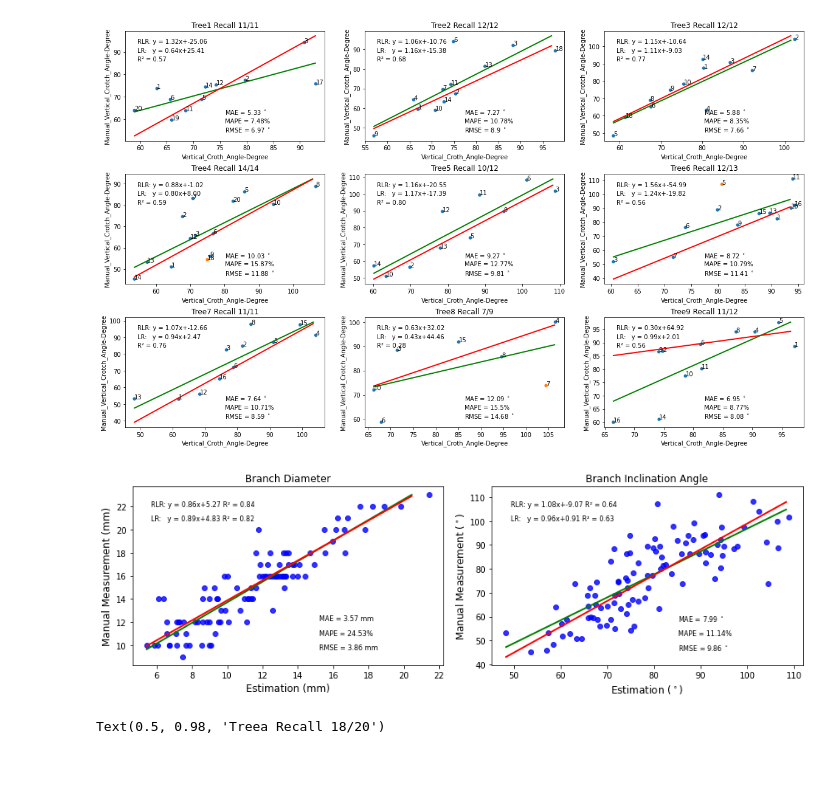
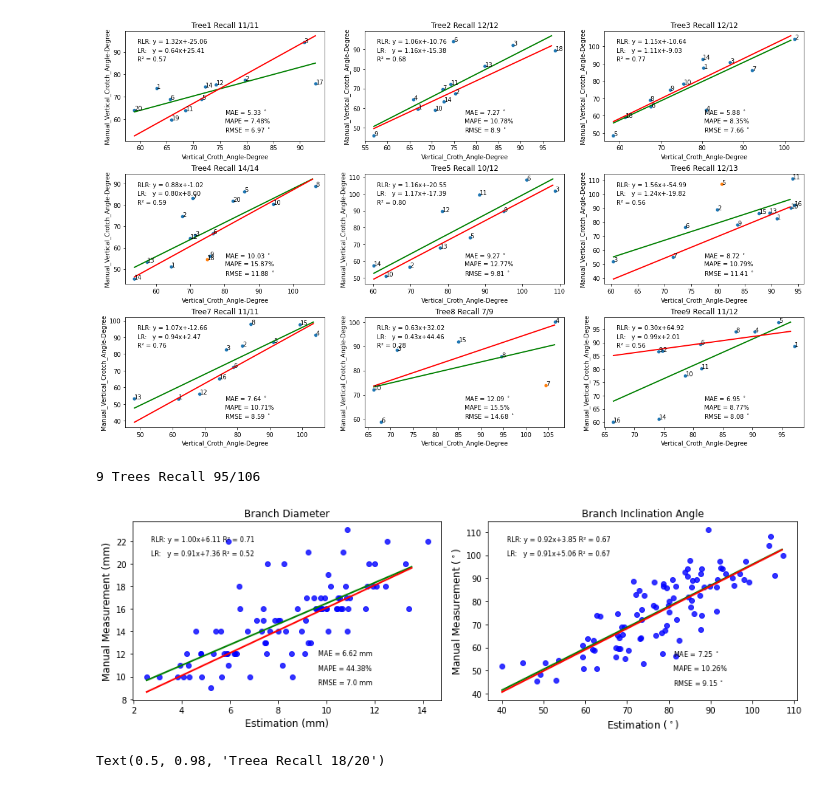
Before and after one commit to suptimq/AppleQSM, a Jupyter notebook: code/notebook/plot_branch_corr.ipynb, the cells around one changed output. Saved outputs shown, nothing was run; the diff lists cells and outputs as text; code cells hidden in the pictures.

```diff
--- a/code/notebook/plot_branch_corr.ipynb
+++ b/code/notebook/plot_branch_corr.ipynb
@@ -21,8 +21,8 @@ from utility import mean_absolute_percentage_error, calibrate_branch_trait, cali
 field_measurement_filepath = Path(r"D:\Data\Apple_Orchard\Lailiang_Cheng\Field_Measurements.xlsx")
 
 data_folder = Path(r'D:\Code\Apple_Crop_Potential_Prediction\data\row13\characterization')
-exp_id =  'multiplier_by_3_cpc_sphere_radius_002'
-exp_ref_id = 'multiplier_by_3'
+exp_id =  r'hc_downsample_iter_7\s1_cpc_0.01'
+exp_ref_id = r's1_cpc_0.01'
 data_folder = data_folder / exp_id
 excel_files = sorted(glob(str(data_folder / 'tree*_branch_*.xlsx')))
 print(excel_files)
@@ -45,7 +45,7 @@ fig, axs = plt.subplots(nrows=nrows, ncols=ncols, figsize=(20, 12))
 plt.subplots_adjust(wspace=None, hspace=0.3)
 
 
-for index, characterization_filepath in enumerate(excel_files[:-1]):
+for index, characterization_filepath in enumerate(excel_files[:]):
 
     row = index // ncols
     col = index % ncols
@@ -192,37 +192,38 @@ ransac_lr_x, ransac_lr_y, rlr_coef, rlr_intercept, rlr_score = metrics['RLR']
 sns.regplot(x=x_axis, y=y_axis, data=all_tree_df, ci=None, fit_reg=False, robust=False, scatter_kws={"color": "blue"}, line_kws={"color": "red"}, ax=ax)
 ax.plot(lr_x, lr_y, color="green", linewidth=2, label="Linear regressor")
 ax.plot(ransac_lr_x, ransac_lr_y, color="red", linewidth=2, label="RANSAC regressor")
-ax.text(0.06, 0.9, f'RLR: y = {rlr_coef[0][0]:.2f}x+{rlr_intercept[0]:.2f} R\u00b2 = 0.84', **text_in_figure_para, transform=ax.transAxes)
+ax.text(0.06, 0.9, f'RLR: y = {rlr_coef[0][0]:.2f}x+{rlr_intercept[0]:.2f} R\u00b2 = 0.71', **text_in_figure_para, transform=ax.transAxes)
 ax.text(0.06, 0.82, f'LR:   y = {lr_coef[0][0]:.2f}x+{lr_intercept[0]:.2f} R\u00b2 = {lr_score:.2f}', **text_in_figure_para, transform=ax.transAxes)
 ax.text(0.6, 0.26, f"MAE = {metrics['MAE']} mm", **text_in_figure_para, transform=ax.transAxes)
 ax.text(0.6, 0.18, f"MAPE = {metrics['MAPE']}%", **text_in_figure_para, transform=ax.transAxes)
 ax.text(0.6, 0.1, f"RMSE = {metrics['RMSE']} mm", **text_in_figure_para, transform=ax.transAxes)
 ax.set_title('Branch Diameter', **text_in_title_para)
 ax.set_xlabel('Estimation (mm)', **text_in_title_para)
 ax.set_ylabel('Manual Measurement (mm)', **text_in_title_para)
 
 ax = axes[1]
 x_axis = 'Vertical_Croth_Angle-Degree'
 y_axis = 'Manual_Vertical_Crotch_Angle-Degree'
 metrics = evaluation(all_tree_df, x=x_axis, y=y_axis)
 lr_x, lr_y, lr_coef, lr_intercept, lr_score = metrics['LR']
 ransac_lr_x, ransac_lr_y, rlr_coef, rlr_intercept, rlr_score = metrics['RLR']
 sns.regplot(x=x_axis, y=y_axis, data=all_tree_df, ci=None, fit_reg=False, robust=False, scatter_kws={"color": "blue"}, line_kws={"color": "red"}, ax=ax)
 ax.plot(lr_x, lr_y, color="green", linewidth=2, label="Linear regressor")
 ax.plot(ransac_lr_x, ransac_lr_y, color="red", linewidth=2, label="RANSAC regressor")
-ax.text(0.06, 0.9, f'RLR: y = {rlr_coef[0][0]:.2f}x+{rlr_intercept[0]:.2f} R\u00b2 = 0.64', **text_in_figure_para, transform=ax.transAxes)
+ax.text(0.06, 0.9, f'RLR: y = {rlr_coef[0][0]:.2f}x+{rlr_intercept[0]:.2f} R\u00b2 = 0.67', **text_in_figure_para, transform=ax.transAxes)
 ax.text(0.06, 0.82, f'LR:   y = {lr_coef[0][0]:.2f}x+{lr_intercept[0]:.2f} R\u00b2 = {lr_score:.2f}', **text_in_figure_para, transform=ax.transAxes)
 ax.text(0.6, 0.26, f"MAE = {metrics['MAE']} $^\circ$", **text_in_figure_para, transform=ax.transAxes)
 ax.text(0.6, 0.18, f"MAPE = {metrics['MAPE']}%", **text_in_figure_para, transform=ax.transAxes)
 ax.text(0.6, 0.1, f"RMSE = {metrics['RMSE']} $^\circ$", **text_in_figure_para, transform=ax.transAxes)
 ax.set_title('Branch Inclination Angle', **text_in_title_para)
 ax.set_xlabel('Estimation ($^\circ$)', **text_in_title_para)
 ax.set_ylabel('Manual Measurement ($^\circ$)', **text_in_title_para)
 
 fig.tight_layout()
-
+print(f'9 Trees Recall {all_sensor_measurement}/{all_field_measurement}')
 # fig.suptitle(f'9 Trees Recall {all_sensor_measurement}/{all_field_measurement}')
 plt.savefig(str(save_folder / 'branch_trait_evaluation.png'), dpi=300)
 # %% [output]
+9 Trees Recall 95/106
-[figure, old version]
+[figure, new version]
 # %%
```
Also changed, not shown: parts of 3 cells of this notebook, 5 other files.
